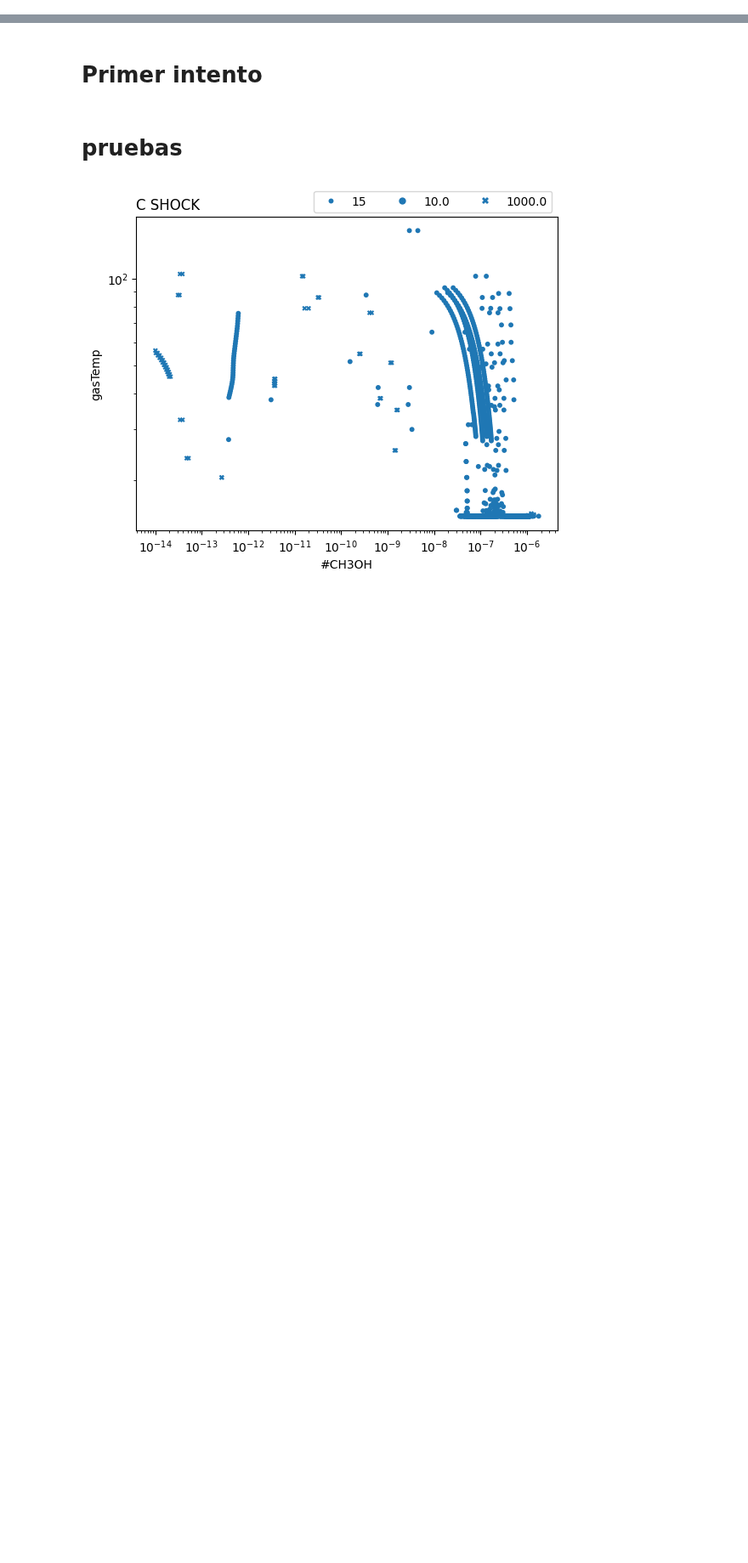
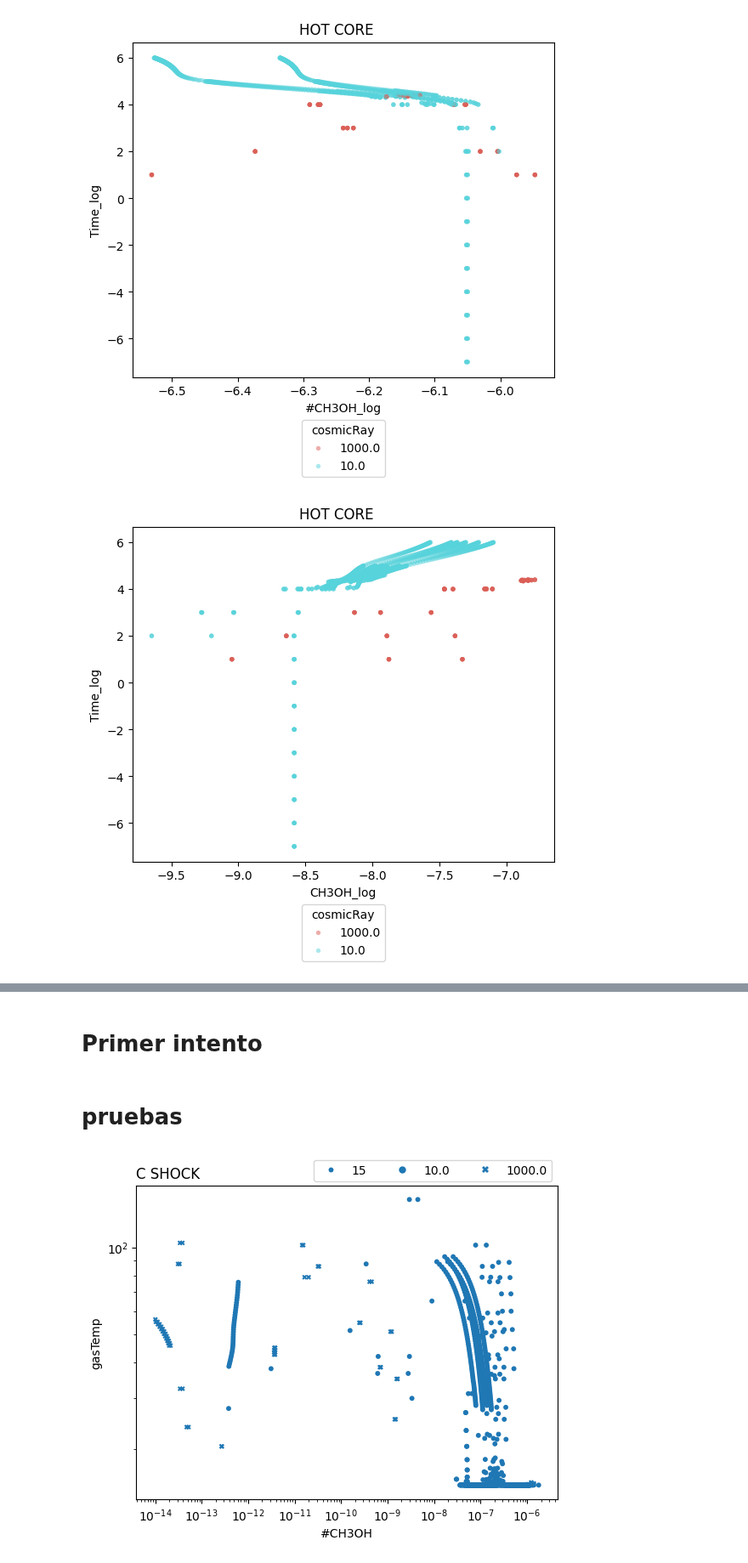
Before and after one commit to georgina-sampson/LEAPS-2024, a Jupyter notebook: Analysis/analysis.ipynb, the cells around one changed output, grey strips where cells are left out. Shown at 85% size. Saved outputs shown, nothing was run; the diff lists cells and outputs as text; code cells hidden in the pictures; blank space fills up the shorter version.

```diff
--- a/Analysis/analysis.ipynb
+++ b/Analysis/analysis.ipynb
@@ -41,0 +42,21 @@ df
+# %%
+cosmicRay, interstellarRad, iDens, propio = constants.initparams[tipo]
+for i, phys in enumerate(xaxis):
+    fig = plt.figure()
+    ax=fig.add_subplot(111)
+    fig.subplots_adjust(top=0.93)
+
+    spec=yaxis[i]
+    figName=nameBase+phys+'_'+spec+'_'+'.png'
+
+    ax=sns.scatterplot(df,x=phys,y=spec,
+                        hue= cosmicRay,
+                        palette='hls',
+                        linewidth=0, legend='full',
+                        alpha=0.5, s=15
+                        )
+    sns.move_legend(ax, "upper center", bbox_to_anchor=(0.5, -0.11))
+    fig.suptitle(tipo.upper())
+# %% [output]
+[figure, added]
+[figure, added]
```
Also changed, not shown: parts of 5 cells of this notebook, 46 other files.
